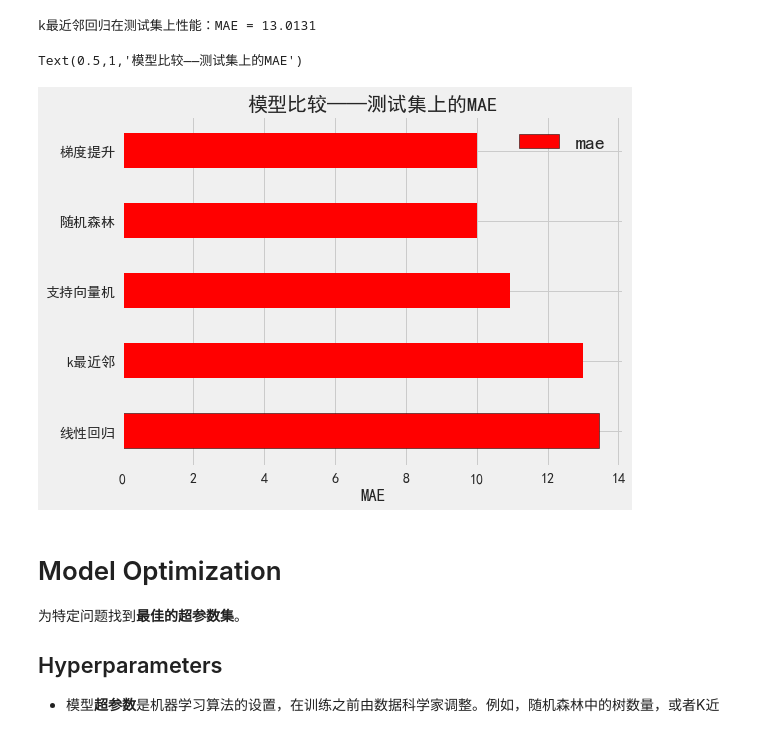
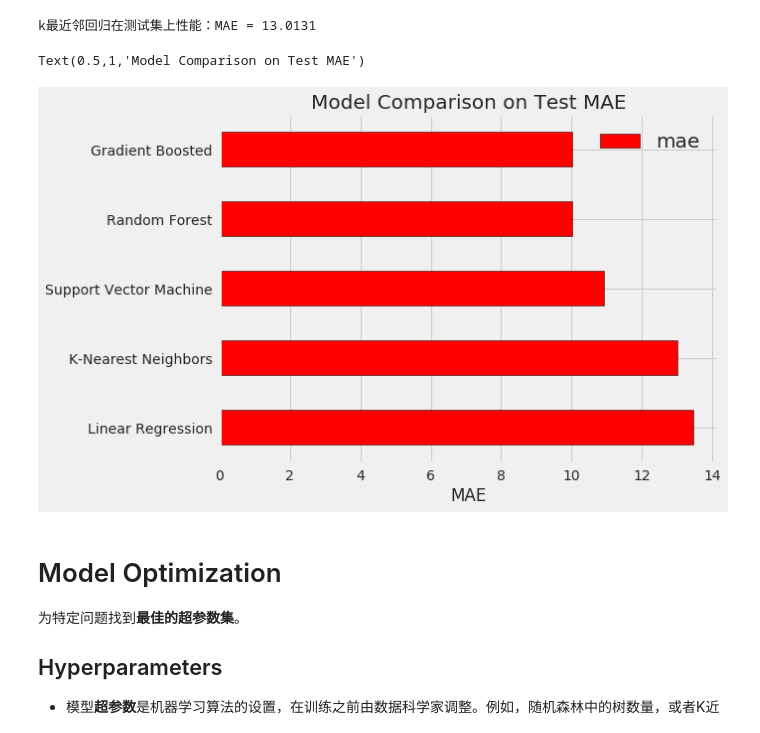
Before and after one commit to Bugdragon/energy_star_score, a Jupyter notebook: Machine Learning Project Part 2.ipynb, the cells around one changed output. Drawn from its saved outputs; the diff is of its cells as text; code cells hidden in the pictures.

```diff
--- a/Machine Learning Project Part 2.ipynb
+++ b/Machine Learning Project Part 2.ipynb
@@ -83,11 +83,12 @@ train_labels.head(10)
 # 分数分布
 figsize(8, 8)
 # 正常显示中文
-plt.rcParams['font.sans-serif'] = ['SimHei']
-plt.rcParams['axes.unicode_minus'] = False
+#plt.rcParams['font.sans-serif'] = ['SimHei']
+#plt.rcParams['axes.unicode_minus'] = False
 plt.style.use('fivethirtyeight')
 plt.hist(train_labels['score'].dropna(), bins=100)
 plt.xlabel('score')
 plt.ylabel('Number of Buildings')
-plt.title('能源之星分数分布')
+#plt.title('能源之星分数分布')
+plt.title('Energy Star Score Distribution')
 # %% [output]
@@ -209,27 +210,33 @@ k最近邻回归在测试集上性能：MAE = 13.0131
 # %%
 plt.style.use('fivethirtyeight')
 figsize(8, 6)
-plt.rcParams['font.sans-serif'] = ['SimHei']
-plt.rcParams['axes.unicode_minus'] = False
+#plt.rcParams['font.sans-serif'] = ['SimHei']
+#plt.rcParams['axes.unicode_minus'] = False
 # 保存结果
-model_comparison = pd.DataFrame({'model' : ['线性回归', '支持向量机',
-                                           '随机森林', '梯度提升', 'k最近邻'],
-                                'mae' : [lr_mae, svm_mae,
-                                        random_forest_mae, gradient_boosted_mae, knn_mae]})
+#model_comparison = pd.DataFrame({'model' : ['线性回归', '支持向量机',
+#                                           '随机森林', '梯度提升', 'k最近邻'],
+#                                'mae' : [lr_mae, svm_mae,
+#                                        random_forest_mae, gradient_boosted_mae, knn_mae]})
+model_comparison = pd.DataFrame({'model': ['Linear Regression', 'Support Vector Machine',
+                                           'Random Forest', 'Gradient Boosted',
+                                            'K-Nearest Neighbors'],
+                                 'mae': [lr_mae, svm_mae, random_forest_mae,
+                                         gradient_boosted_mae, knn_mae]})
+
 # 测试集上MAE的水平条形图
 model_comparison.sort_values('mae', ascending=False).plot(x='model', y='mae', kind='barh',
                                                          color='red', edgecolor='black')
 # 绘图格式
 plt.ylabel('')
 plt.yticks(size=14)
 plt.xlabel('MAE')
 plt.xticks(size=14)
-plt.title('模型比较——测试集上的MAE', size=20)
+plt.title('Model Comparison on Test MAE', size=20)
 # 所有模型都明显优于基线，证明机器学习适用于该项目
 # 梯度提升和随机森林表现最佳
 # %% [output]
-Text(0.5,1,'模型比较——测试集上的MAE')
+Text(0.5,1,'Model Comparison on Test MAE')
-[figure, old version]
+[figure, new version]
 # %% [markdown]
 # Model Optimization
 为特定问题找到**最佳的超参数集**。
```
Also changed, not shown: parts of 19 cells of this notebook, 3 other files.
